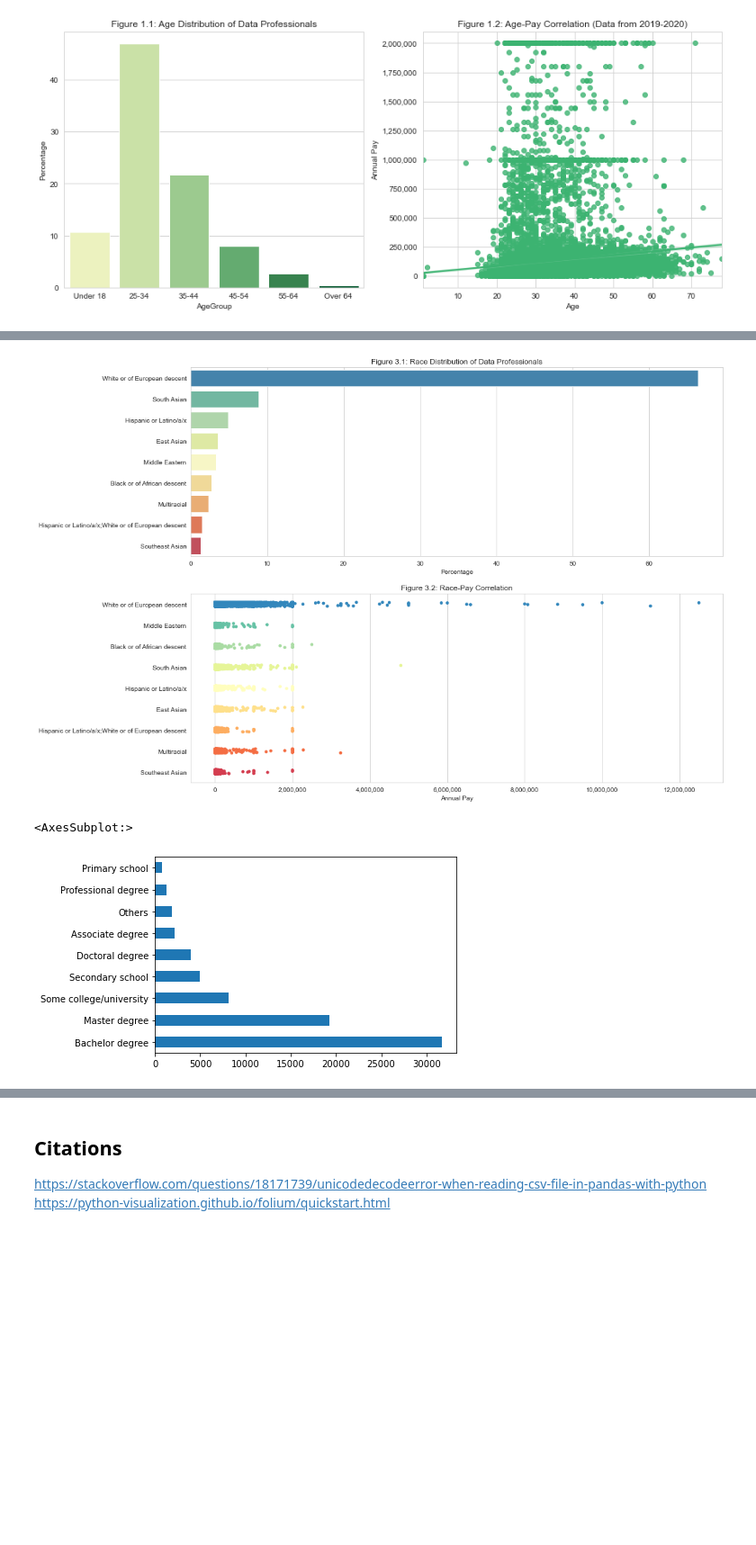
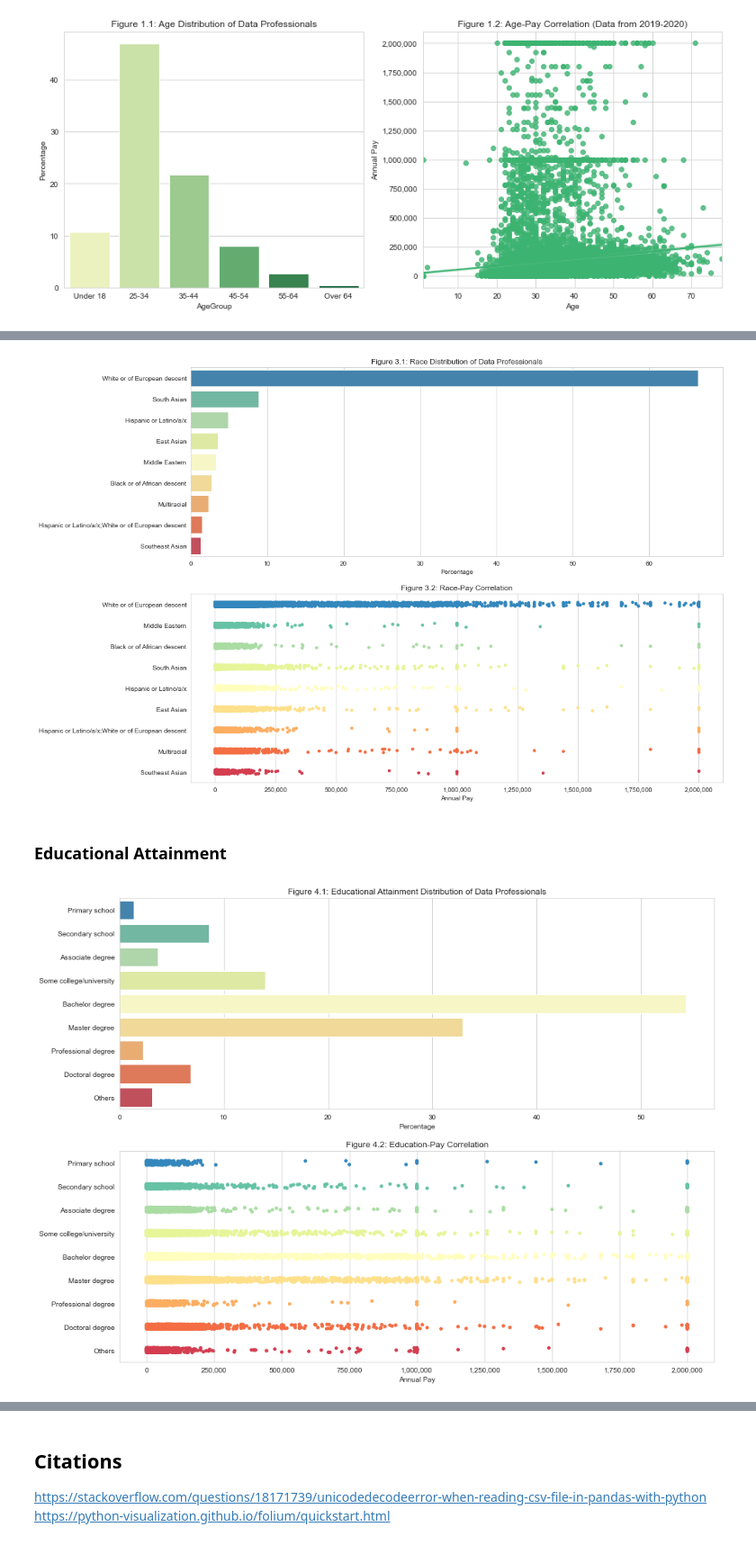
Before and after one commit to potatokim/data-science-demographics-visuals, a Jupyter notebook: main.ipynb, the cells around one changed output, grey strips where cells are left out. Shown at 90% size. Cells and saved outputs as stored; diff of their text form; code cells hidden in the pictures; blank space fills up the shorter version.

Commit message:
done visualisations

```diff
--- a/main.ipynb
+++ b/main.ipynb
@@ -341,0 +324,16 @@ Figure 1.1 shows that young people make up a large percentage of data scientists
+# %%
+# Constants
+PAIR_FIG_SIZE = (15, 6)
+PCT_LABEL = 'Percentage'
+PAY_LABEL = 'Annual Pay'
+
+# Common helpers
+def format_pay_axis(ax, isX):
+    if isX:
+        axis = ax.get_xaxis()
+    else:
+        axis = ax.get_yaxis()
+    axis.set_major_formatter(
+    matplotlib.ticker.FuncFormatter(lambda x, p: format(int(x), ',')))
+
+sns.set_style('whitegrid')
@@ -438,6 +444,11 @@ race_plot.set(xlabel='Percentage', ylabel='', title='Figure 3.1: Race Distributi
 
 # Plot correlation
 race_pay_data = data.loc[:, [RACE, PAY]].dropna().rename(columns={PAY: PAY_LABEL})
+
+# Coincidentally, by removing from the dataset people claiming to 80+ years old in the Age section above,
+# we have no one earning 2000000+ left. Uncomment the line below if you want to see the full data
+race_pay_data = race_pay_data[race_pay_data[PAY_LABEL] < 2001000]
+
 dominant_race_pay_data = race_pay_data.loc[race_pay_data[RACE].isin(list(dominant_race_dist['index']))]
 race_pay_plot = sns.stripplot(
     ax=race_axes[1],
@@ -449,11 +460,57 @@ race_pay_plot = sns.stripplot(
 race_pay_plot.set(xlabel=PAY_LABEL, ylabel='', title='Figure 3.2: Race-Pay Correlation')
 format_pay_axis(race_axes[1], True)
 # %% [output]
-[figure, old version]
+[figure, new version]
+# %% [markdown]
+### Educational Attainment
 # %%
 # Educational Attainment
-dist_education = data[EDUCATION].value_counts(dropna=True)
-dist_education.plot.barh()
+edu_fig, edu_axes = plt.subplots(2, 1, figsize=(PAIR_FIG_SIZE[0], 2*PAIR_FIG_SIZE[1]))
+
+# Plot education distribution
+order = [
+    'Primary school',
+    'Secondary school',
+    'Associate degree',
+    'Some college/university',
+    'Bachelor degree',
+    'Master degree',
+    'Professional degree',
+    'Doctoral degree',
+    'Others'
+]
+
+edu_dist = data[EDUCATION].value_counts(dropna=True)
+edu_total_count = edu_dist.sum()
+edu_dist = (edu_dist / race_total_count * 100).rename('Percentage').reset_index()
+
+edu_plot = sns.barplot(
+    ax=edu_axes[0],
+    y='index',
+    x=PCT_LABEL,
+    data=edu_dist,
+    palette='Spectral_r',
+    order=order
+)
+
+edu_plot.set(xlabel=PCT_LABEL, ylabel='', title='Figure 4.1: Educational Attainment Distribution of Data Professionals')
+
+# Plot correlation
+edu_pay_data = data.loc[:, [EDUCATION, PAY]].dropna().rename(columns={PAY: PAY_LABEL})
+
+# Coincidentally, by removing from the dataset people claiming to 80+ years old in the Age section above,
+# we have no one earning 2000000+ left. Uncomment the line below if you want to see the full data
+edu_pay_data = edu_pay_data[edu_pay_data[PAY_LABEL] < 2001000]
+
+edu_pay_plot = sns.stripplot(
+    ax=edu_axes[1],
+    y=EDUCATION,
+    x=PAY_LABEL,
+    data=edu_pay_data,
+    palette='Spectral_r',
+    order=order
+)
+edu_pay_plot.set(xlabel=PAY_LABEL, ylabel='', title='Figure 4.2: Education-Pay Correlation')
+format_pay_axis(edu_axes[1], True)
 # %% [output]
-<AxesSubplot:>
-[figure, old version]
+[figure, new version]
```
Also changed, not shown: parts of 36 cells of this notebook.
